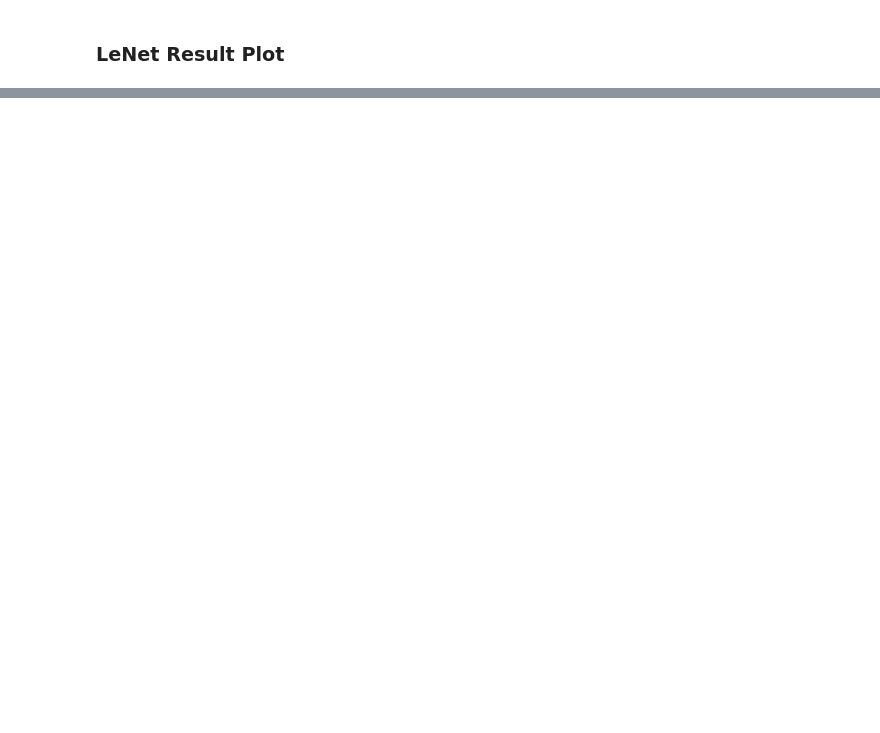
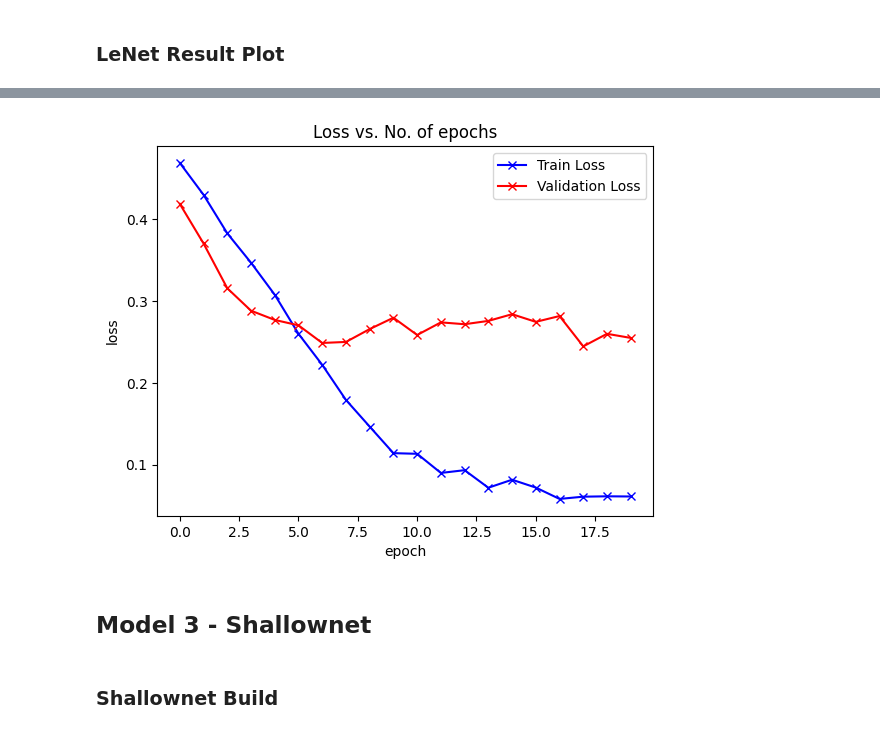
Before and after one commit to vivekpatel99/car_vs_ambulance_classification_ensemble_cnn, a Jupyter notebook: notebooks/1_ProcessingData.ipynb, the cells around one changed output, grey strips where cells are left out. Drawn from its saved outputs; the diff is of its cells as text; code cells hidden in the pictures; blank space fills up the shorter version.

```diff
--- a/notebooks/1_ProcessingData.ipynb
+++ b/notebooks/1_ProcessingData.ipynb
@@ -467,0 +503,8 @@ Epoch 20/20
+# %%
+plot_losses(Lenet_model_history)
+# %% [output]
+[figure, added]
+# %% [markdown]
+## Model 3 - Shallownet
+# %% [markdown]
+### Shallownet Build
```
Also changed, not shown: parts of 30 cells of this notebook.
